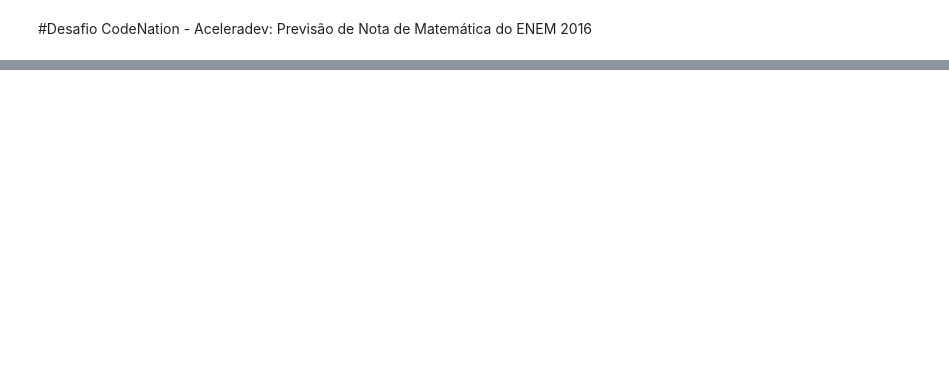
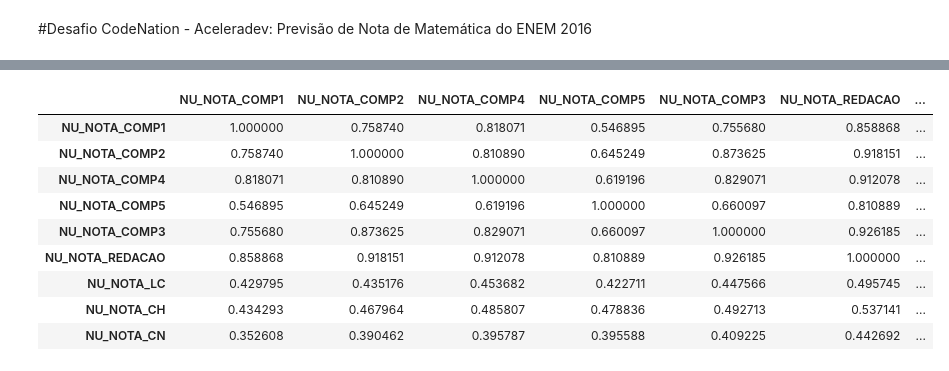
Before and after one commit to EderBraz/Codenation_Enem_2016, a Jupyter notebook: Enem_2016.ipynb, the cells around one changed output, grey strips where cells are left out. Cells and saved outputs as stored; diff of their text form; code cells hidden in the pictures; blank space fills up the shorter version.

```diff
--- a/Enem_2016.ipynb
+++ b/Enem_2016.ipynb
@@ -17,0 +116,13 @@ import xgboost as xgb
+# %%
+df_test[features].corr()
+# %% [output]
+|  | NU_NOTA_COMP1 | NU_NOTA_COMP2 | NU_NOTA_COMP4 | NU_NOTA_COMP5 | NU_NOTA_COMP3 | NU_NOTA_REDACAO | ... |
+| NU_NOTA_COMP1 | 1.000000 | 0.758740 | 0.818071 | 0.546895 | 0.755680 | 0.858868 | ... |
+| NU_NOTA_COMP2 | 0.758740 | 1.000000 | 0.810890 | 0.645249 | 0.873625 | 0.918151 | ... |
+| NU_NOTA_COMP4 | 0.818071 | 0.810890 | 1.000000 | 0.619196 | 0.829071 | 0.912078 | ... |
+| NU_NOTA_COMP5 | 0.546895 | 0.645249 | 0.619196 | 1.000000 | 0.660097 | 0.810889 | ... |
+| NU_NOTA_COMP3 | 0.755680 | 0.873625 | 0.829071 | 0.660097 | 1.000000 | 0.926185 | ... |
+| NU_NOTA_REDACAO | 0.858868 | 0.918151 | 0.912078 | 0.810889 | 0.926185 | 1.000000 | ... |
+| NU_NOTA_LC | 0.429795 | 0.435176 | 0.453682 | 0.422711 | 0.447566 | 0.495745 | ... |
+| NU_NOTA_CH | 0.434293 | 0.467964 | 0.485807 | 0.478836 | 0.492713 | 0.537141 | ... |
+| NU_NOTA_CN | 0.352608 | 0.390462 | 0.395787 | 0.395588 | 0.409225 | 0.442692 | ... |
```
Also changed, not shown: parts of 38 cells of this notebook.
